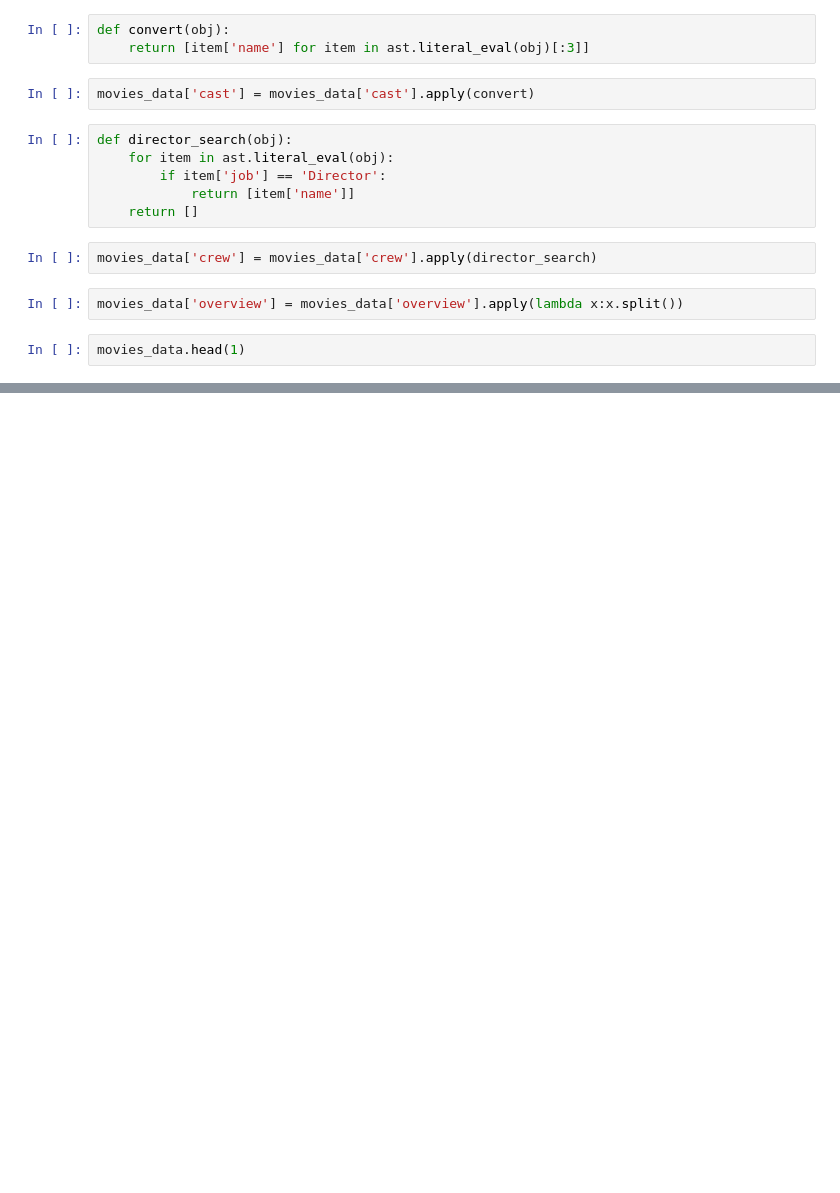
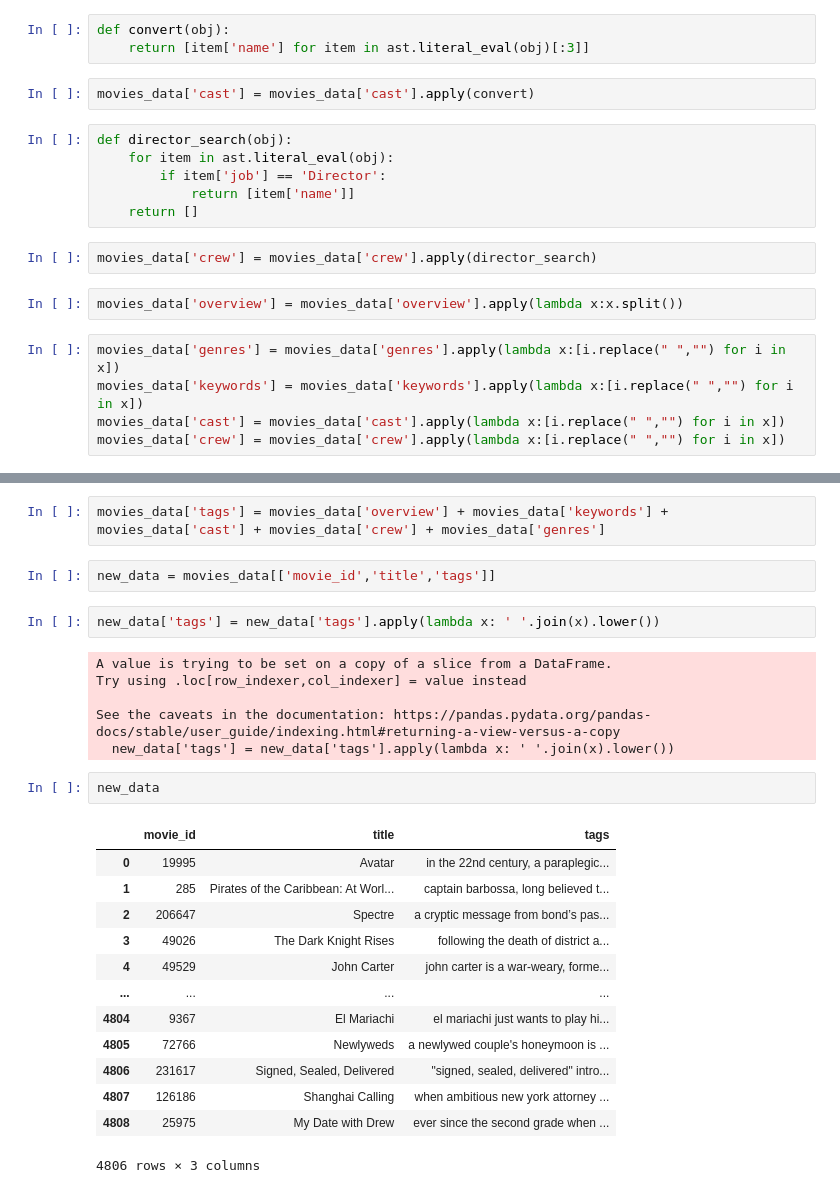
Before and after one commit to Kushal096/Movie_Recommendation, a Jupyter notebook: main.ipynb, the cells around one changed output, grey strips where cells are left out. Drawn from its saved outputs; the diff is of its cells as text; blank space fills up the shorter version.

Commit message:
Finalize data preprocessing: clean text data, create tags column, and prepare final dataset with movie_id, title, and tags.

```diff
--- a/main.ipynb
+++ b/main.ipynb
@@ -81,4 +47,7 @@ movies_data['crew'] = movies_data['crew'].apply(director_search)
 # %%
 movies_data['overview'] = movies_data['overview'].apply(lambda x:x.split())
 # %%
-movies_data.head(1)
+movies_data['genres'] = movies_data['genres'].apply(lambda x:[i.replace(" ","") for i in x])
+movies_data['keywords'] = movies_data['keywords'].apply(lambda x:[i.replace(" ","") for i in x])
+movies_data['cast'] = movies_data['cast'].apply(lambda x:[i.replace(" ","") for i in x])
+movies_data['crew'] = movies_data['crew'].apply(lambda x:[i.replace(" ","") for i in x])
@@ -87,0 +54,28 @@ movies_data.head(1)
+# %%
+movies_data['tags'] = movies_data['overview'] + movies_data['keywords'] + movies_data['cast'] + movies_data['crew'] + movies_data['genres']
+# %%
+new_data = movies_data[['movie_id','title','tags']]
+# %%
+new_data['tags'] = new_data['tags'].apply(lambda x: ' '.join(x).lower())
+# %% [output]
+A value is trying to be set on a copy of a slice from a DataFrame.
+Try using .loc[row_indexer,col_indexer] = value instead
+
+See the caveats in the documentation: https://pandas.pydata.org/pandas-docs/stable/user_guide/indexing.html#returning-a-view-versus-a-copy
+  new_data['tags'] = new_data['tags'].apply(lambda x: ' '.join(x).lower())
+# %%
+new_data
+# %% [output]
+|  | movie_id | title | tags |
+| 0 | 19995 | Avatar | in the 22nd century, a paraplegic... |
+| 1 | 285 | Pirates of the Caribbean: At Worl... | captain barbossa, long believed t... |
+| 2 | 206647 | Spectre | a cryptic message from bond’s pas... |
+| 3 | 49026 | The Dark Knight Rises | following the death of district a... |
+| 4 | 49529 | John Carter | john carter is a war-weary, forme... |
+| ... | ... | ... | ... |
+| 4804 | 9367 | El Mariachi | el mariachi just wants to play hi... |
+| 4805 | 72766 | Newlyweds | a newlywed couple's honeymoon is ... |
+| 4806 | 231617 | Signed, Sealed, Delivered | "signed, sealed, delivered" intro... |
+| 4807 | 126186 | Shanghai Calling | when ambitious new york attorney ... |
+| 4808 | 25975 | My Date with Drew | ever since the second grade when ... |
+4806 rows × 3 columns
```
Also changed, not shown: parts of 6 cells of this notebook.
